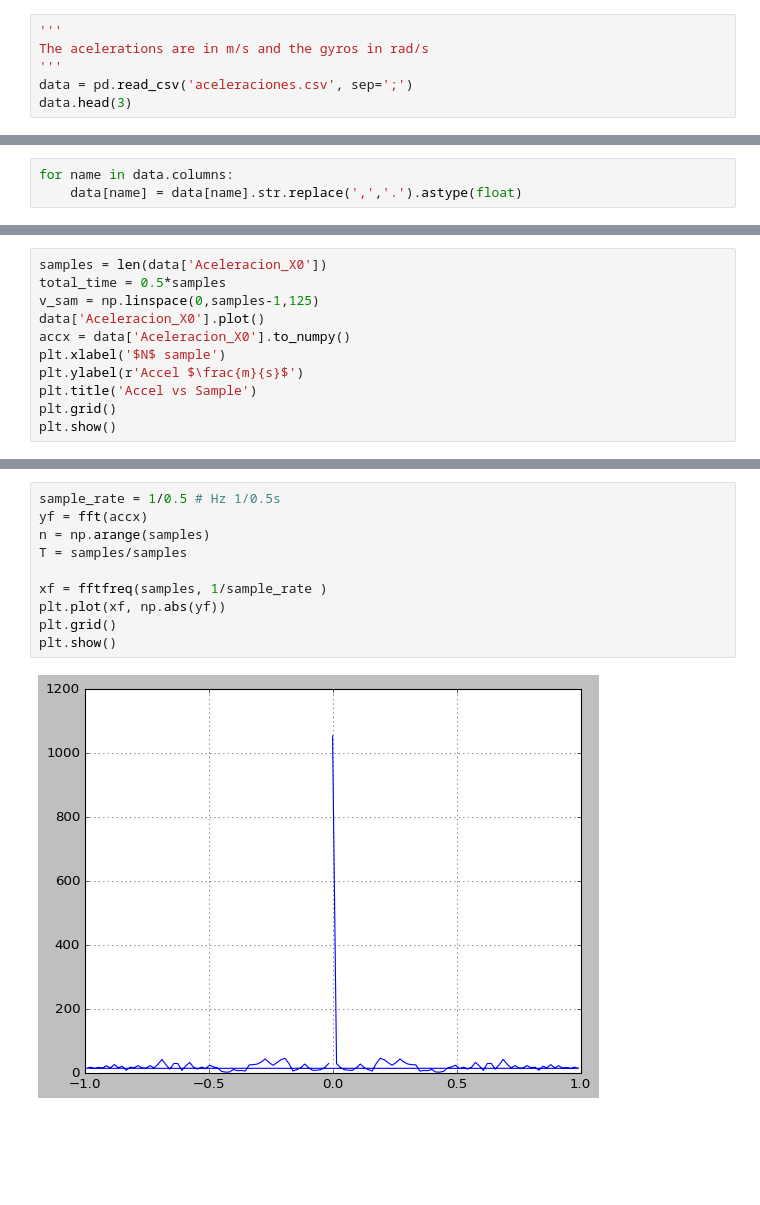
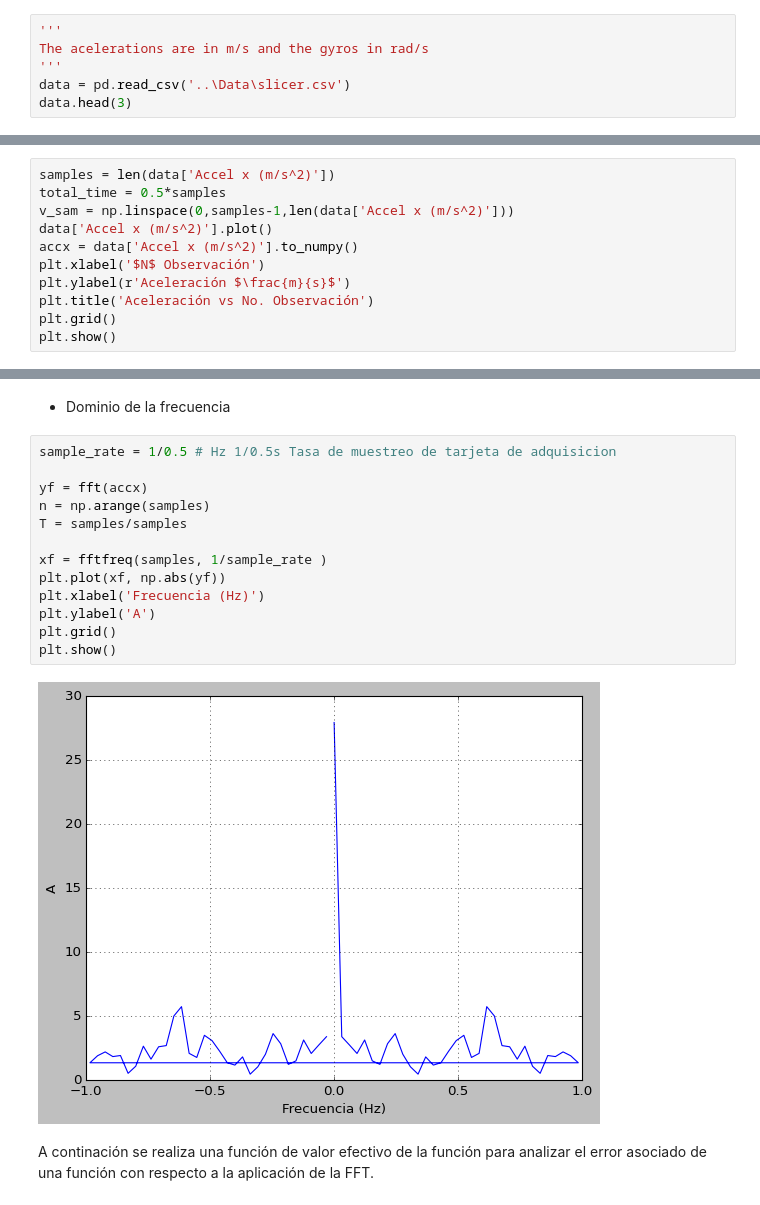
Before and after one commit to DuneV/MAIA-Curso, a Jupyter notebook: Modules/fourier_procesing.ipynb, the cells around one changed output, grey strips where cells are left out. Cells and saved outputs as stored; diff of their text form; blank space fills up the shorter version.

```diff
--- a/Modules/fourier_procesing.ipynb
+++ b/Modules/fourier_procesing.ipynb
@@ -14,6 +64,6 @@ plt.style.use('classic')
 '''
 The acelerations are in m/s and the gyros in rad/s
 '''
-data = pd.read_csv('aceleraciones.csv', sep=';')
+data = pd.read_csv('..\Data\slicer.csv')
 data.head(3)
 # %% [output]
@@ -26,3 +75,0 @@ data.head(3)
-# %%
-for name in data.columns:
-    data[name] = data[name].str.replace(',','.').astype(float)
@@ -29,12 +78,12 @@ for name in data.columns:
 # %%
-samples = len(data['Aceleracion_X0'])
+samples = len(data['Accel x (m/s^2)'])
 total_time = 0.5*samples
-v_sam = np.linspace(0,samples-1,125)
-data['Aceleracion_X0'].plot()
-accx = data['Aceleracion_X0'].to_numpy()
-plt.xlabel('$N$ sample')
-plt.ylabel(r'Accel $\frac{m}{s}$')
-plt.title('Accel vs Sample')
+v_sam = np.linspace(0,samples-1,len(data['Accel x (m/s^2)']))
+data['Accel x (m/s^2)'].plot()
+accx = data['Accel x (m/s^2)'].to_numpy()
+plt.xlabel('$N$ Observación')
+plt.ylabel(r'Aceleración $\frac{m}{s}$')
+plt.title('Aceleración vs No. Observación')
 plt.grid()
 plt.show()
 # %% [output]
@@ -44,14 +93,21 @@ plt.show()
+# %% [markdown]
+- Dominio de la frecuencia
 # %%
-sample_rate = 1/0.5 # Hz 1/0.5s
+sample_rate = 1/0.5 # Hz 1/0.5s Tasa de muestreo de tarjeta de adquisicion
+
 yf = fft(accx)
 n = np.arange(samples)
 T = samples/samples
 
 xf = fftfreq(samples, 1/sample_rate )
 plt.plot(xf, np.abs(yf))
+plt.xlabel('Frecuencia (Hz)')
+plt.ylabel('A')
 plt.grid()
 plt.show()
 # %% [output]
-[figure, old version]
+[figure, new version]
+# %% [markdown]
+A continación se realiza una función de valor efectivo de la función para analizar el error asociado de una función con respecto a la aplicación de la FFT.
 # %%
 def RMS(vector):
```
Also changed, not shown: parts of 29 cells of this notebook.
